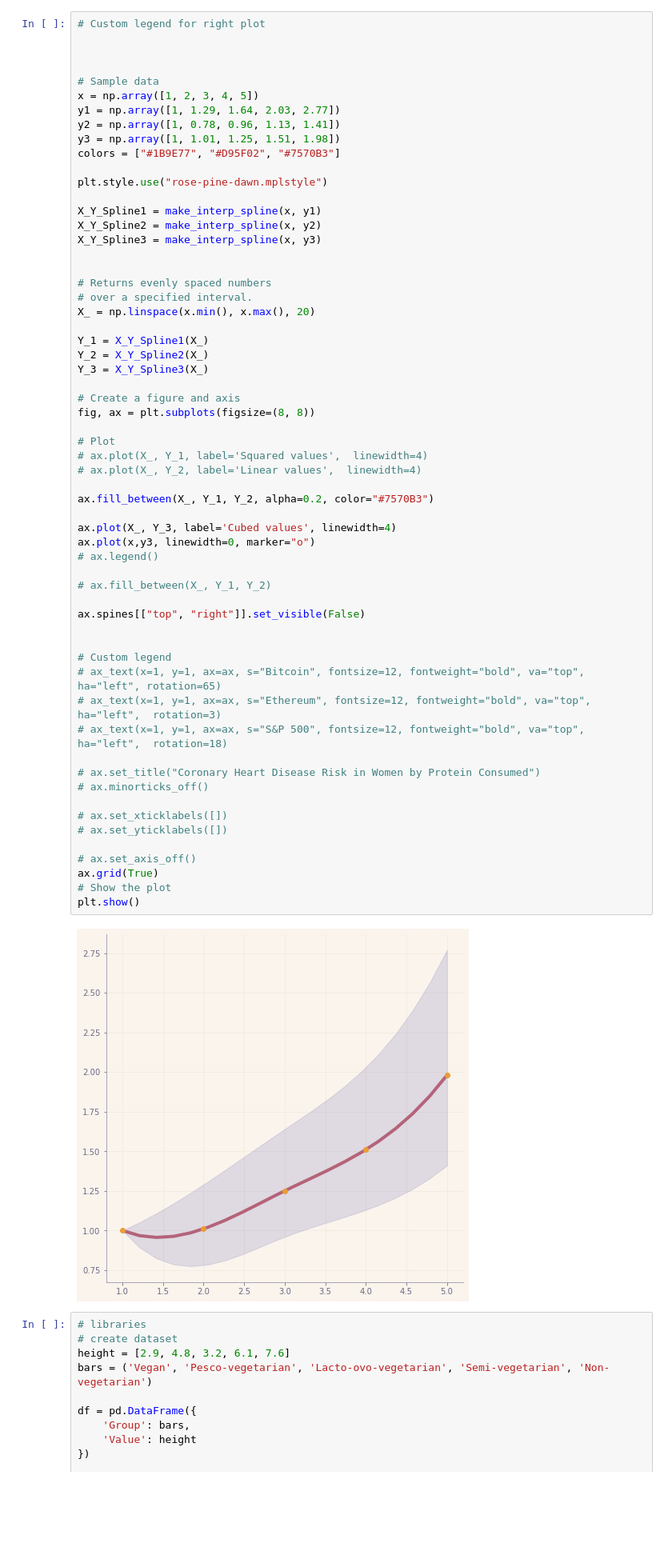
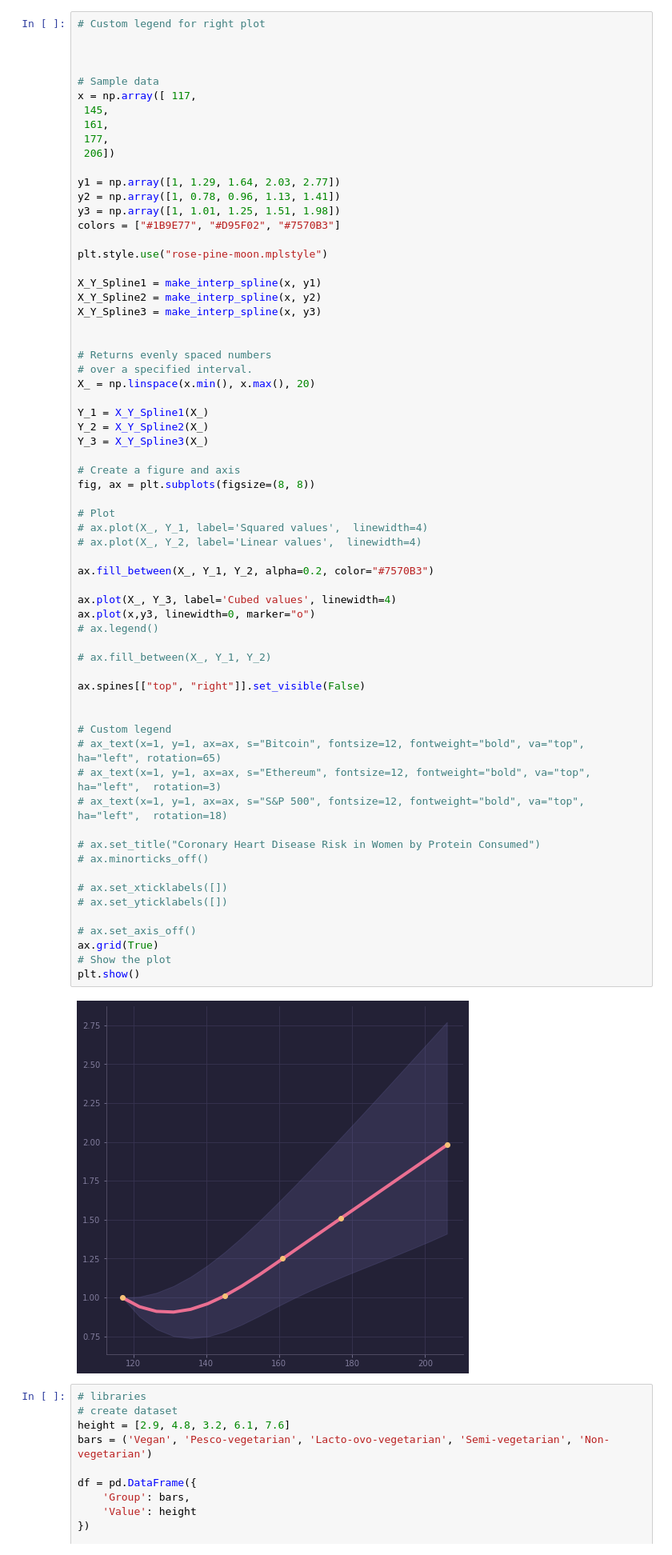
Before and after one commit to msimbao/counselsonlifestyle, a Jupyter notebook: plots/finalplayground.ipynb, the cells around one changed output. Shown at 80% size. Saved outputs shown, nothing was run; the diff lists cells and outputs as text; blank space fills up the shorter version.

```diff
--- a/plots/finalplayground.ipynb
+++ b/plots/finalplayground.ipynb
@@ -229,13 +229,18 @@ plt.show()
 
 
 # Sample data
-x = np.array([1, 2, 3, 4, 5])
+x = np.array([ 117,
+ 145,
+ 161,
+ 177,
+ 206])
+
 y1 = np.array([1, 1.29, 1.64, 2.03, 2.77])
 y2 = np.array([1, 0.78, 0.96, 1.13, 1.41])
 y3 = np.array([1, 1.01, 1.25, 1.51, 1.98])
 colors = ["#1B9E77", "#D95F02", "#7570B3"]
 
-plt.style.use("rose-pine-dawn.mplstyle")
+plt.style.use("rose-pine-moon.mplstyle")
 
 X_Y_Spline1 = make_interp_spline(x, y1)
 X_Y_Spline2 = make_interp_spline(x, y2)
@@ -257,34 +262,34 @@ fig, ax = plt.subplots(figsize=(8, 8))
 # ax.plot(X_, Y_1, label='Squared values',  linewidth=4)
 # ax.plot(X_, Y_2, label='Linear values',  linewidth=4)
 
 ax.fill_between(X_, Y_1, Y_2, alpha=0.2, color="#7570B3")
 
 ax.plot(X_, Y_3, label='Cubed values', linewidth=4)
 ax.plot(x,y3, linewidth=0, marker="o")
 # ax.legend()
 
 # ax.fill_between(X_, Y_1, Y_2)
 
 ax.spines[["top", "right"]].set_visible(False)
 
 
 # Custom legend
 # ax_text(x=1, y=1, ax=ax, s="Bitcoin", fontsize=12, fontweight="bold", va="top", ha="left", rotation=65)
 # ax_text(x=1, y=1, ax=ax, s="Ethereum", fontsize=12, fontweight="bold", va="top", ha="left",  rotation=3)
 # ax_text(x=1, y=1, ax=ax, s="S&P 500", fontsize=12, fontweight="bold", va="top", ha="left",  rotation=18)
 
 # ax.set_title("Coronary Heart Disease Risk in Women by Protein Consumed")
 # ax.minorticks_off()
 
 # ax.set_xticklabels([])
 # ax.set_yticklabels([])
 
 # ax.set_axis_off()
 ax.grid(True)
 # Show the plot
 plt.show()
 # %% [output]
-[figure, old version]
+[figure, new version]
 # %%
 # libraries
 # create dataset
```
Also changed, not shown: 22 other files.
